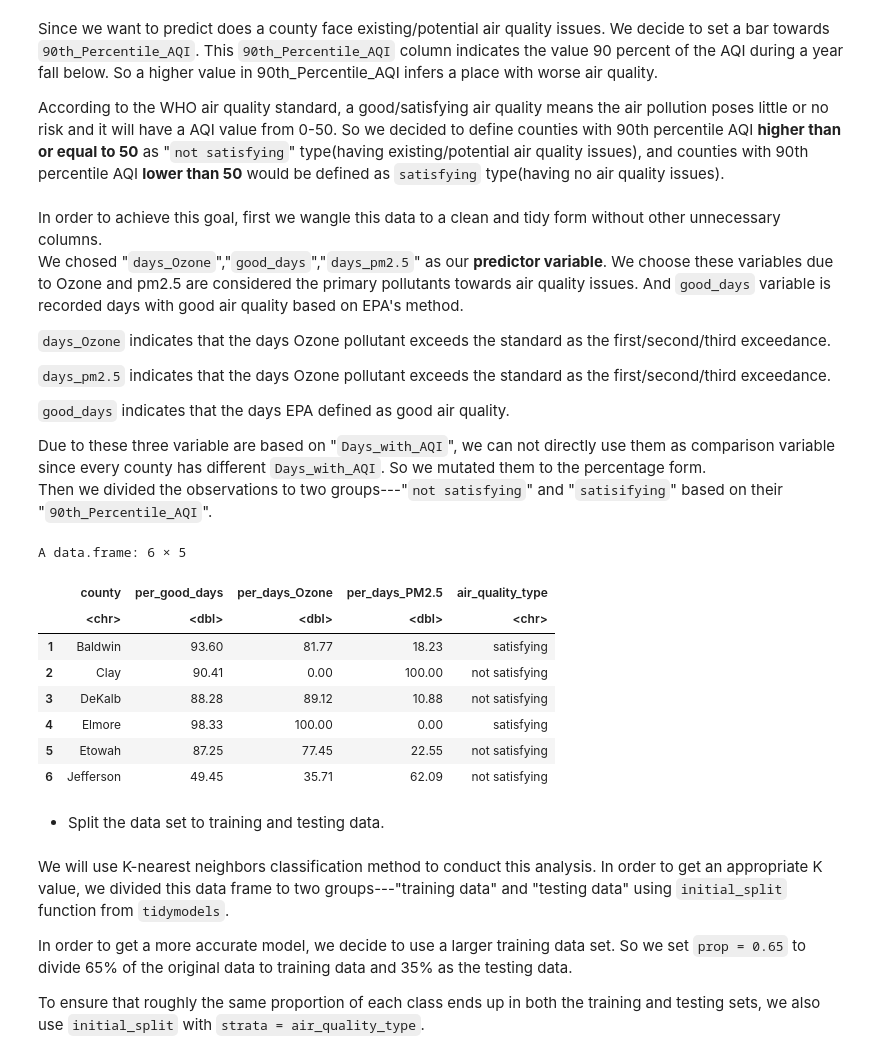
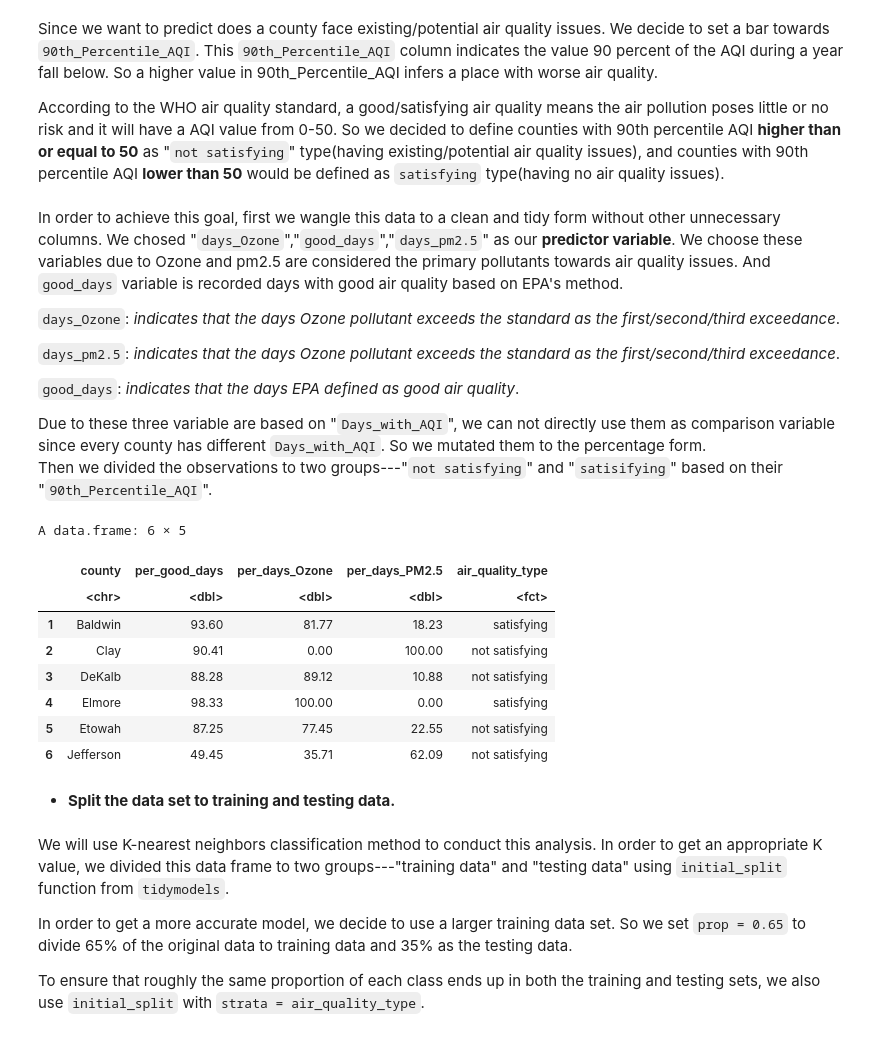
Before and after one commit to Hansen0014/Air-quality-data, a Jupyter notebook: air_quality_report.ipynb, the cells around one changed output. Cells and saved outputs as stored; diff of their text form; code cells hidden in the pictures.

```diff
--- a/air_quality_report.ipynb
+++ b/air_quality_report.ipynb
@@ -56,26 +71,26 @@ In order to achieve this goal, first we wangle this data to a clean and tidy for
 We chosed "`days_Ozone`","`good_days`","`days_pm2.5`" as our **predictor variable**. We choose these variables due to Ozone and pm2.5 are considered the primary pollutants towards air quality issues. And `good_days` variable is recorded days with good air quality based on EPA's method.
 
 
-`days_Ozone` indicates that the days Ozone pollutant exceeds the standard as the first/second/third exceedance.
+`days_Ozone`: *indicates that the days Ozone pollutant exceeds the standard as the first/second/third exceedance*.
 
-`days_pm2.5` indicates that the days Ozone pollutant exceeds the standard as the first/second/third exceedance.
+`days_pm2.5`: *indicates that the days Ozone pollutant exceeds the standard as the first/second/third exceedance*.
 
-`good_days` indicates that the days EPA defined as good air quality.
+`good_days`: *indicates that the days EPA defined as good air quality*.
 
 Due to these three variable are based on "`Days_with_AQI`", we can not directly use them as comparison variable since every county has different `Days_with_AQI`. So we mutated them to the percentage form.
 Then we divided the observations to two groups---"`not satisfying`" and "`satisifying`" based on their "`90th_Percentile_AQI`".
 # %%
 Air_quality_cleaned <- Air_quality%>%
                 clean_names()%>%
                 mutate(per_days_Ozone = 100*days_ozone/days_with_aqi, per_days_PM2.5 = 100*days_pm2_5/days_with_aqi,
                        per_good_days = 100*good_days/days_with_aqi,
-                       air_quality_type = case_when(x90th_percentile_aqi >= 50 ~ "not satisfying", x90th_percentile_aqi < 50 ~ "satisfying")) %>%
+                       air_quality_type = as_factor(case_when(x90th_percentile_aqi >= 50 ~ "not satisfying", x90th_percentile_aqi < 50 ~ "satisfying"))) %>%
                 select(county, per_good_days, per_days_Ozone, per_days_PM2.5, air_quality_type)
 head(Air_quality_cleaned)
 # %% [output]
 A data.frame: 6 × 5
 |  | county | per_good_days | per_days_Ozone | per_days_PM2.5 | air_quality_type |
-|  | <chr> | <dbl> | <dbl> | <dbl> | <chr> |
+|  | <chr> | <dbl> | <dbl> | <dbl> | <fct> |
 | 1 | Baldwin | 93.60 | 81.77 | 18.23 | satisfying |
 | 2 | Clay | 90.41 | 0.00 | 100.00 | not satisfying |
 | 3 | DeKalb | 88.28 | 89.12 | 10.88 | not satisfying |
@@ -83,7 +98,7 @@ A data.frame: 6 × 5
 | 5 | Etowah | 87.25 | 77.45 | 22.55 | not satisfying |
 | 6 | Jefferson | 49.45 | 35.71 | 62.09 | not satisfying |
 # %% [markdown]
-* Split the data set to training and testing data.
+* **Split the data set to training and testing data.**
 # %% [markdown]
 We will use K-nearest neighbors classification method to conduct this analysis. In order to get an appropriate K value, we divided this data frame to two groups---"training data" and "testing data" using `initial_split` function from `tidymodels`.
 
```
Also changed, not shown: parts of 34 cells of this notebook.
